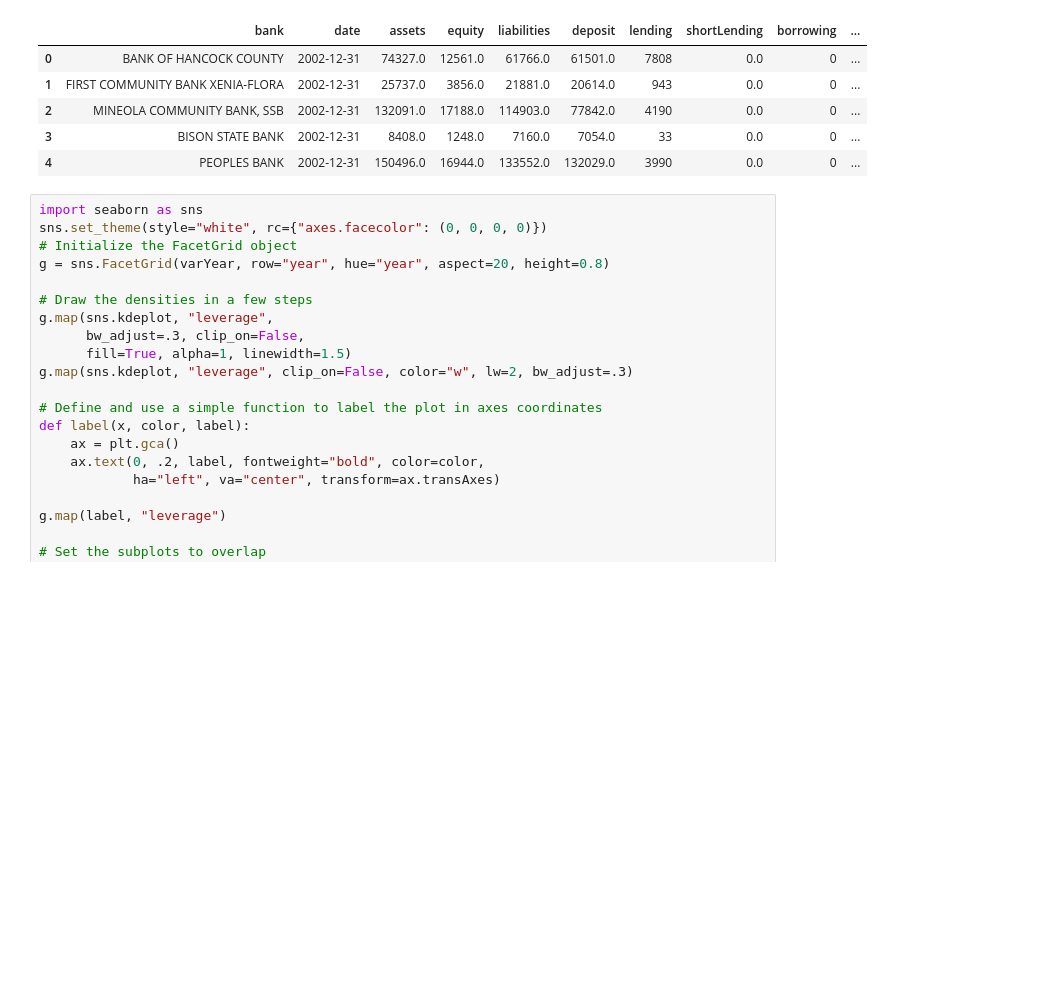
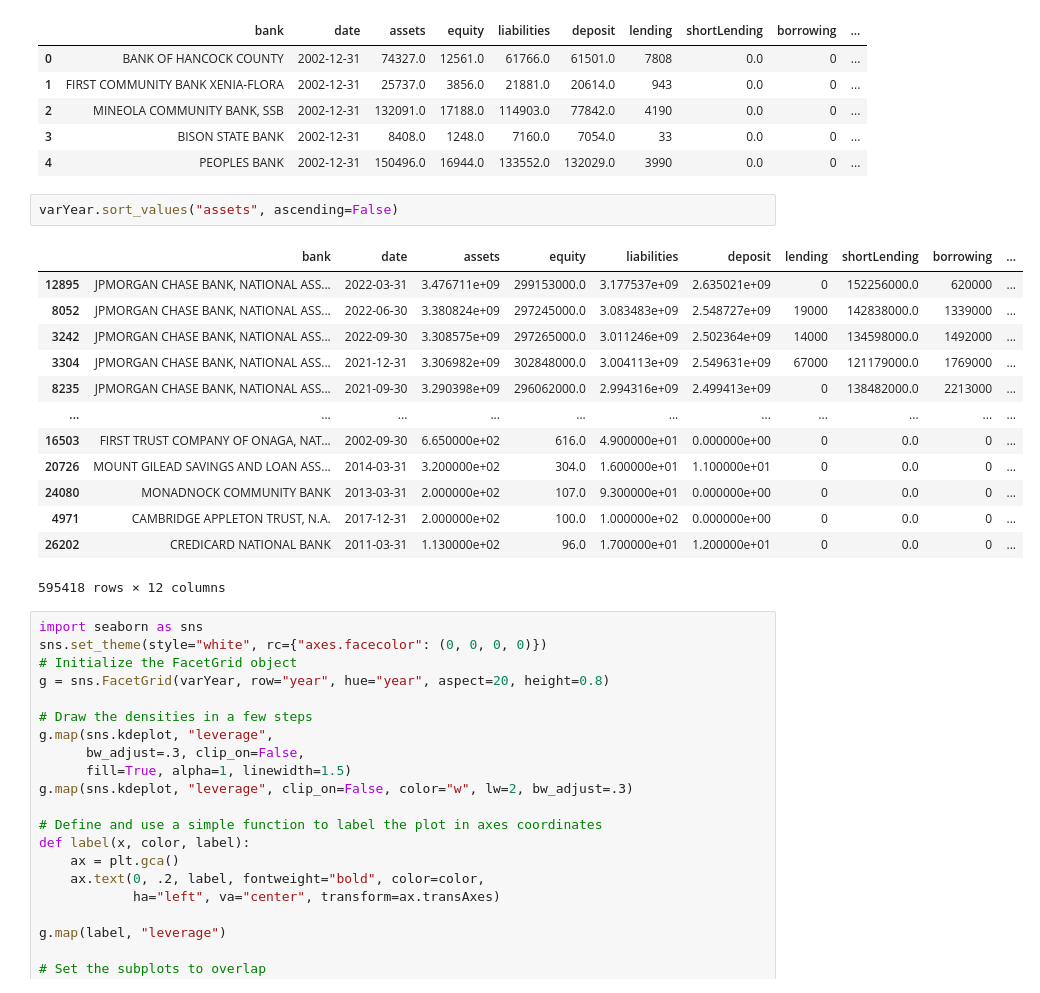
Before and after one commit to dongxulee/interbankAssets, a Jupyter notebook: balanceSheetAnalysis/balanceSheetData_borrowingLendingLeverage.ipynb, the cells around one changed output. Saved outputs shown, nothing was run; the diff lists cells and outputs as text; blank space fills up the shorter version.

```diff
--- a/balanceSheetAnalysis/balanceSheetData_borrowingLendingLeverage.ipynb
+++ b/balanceSheetAnalysis/balanceSheetData_borrowingLendingLeverage.ipynb
@@ -122,6 +122,22 @@ varYear.head()
 | 2 | MINEOLA COMMUNITY BANK, SSB | 2002-12-31 | 132091.0 | 17188.0 | 114903.0 | 77842.0 | 4190 | 0.0 | 0 | ... |
 | 3 | BISON STATE BANK | 2002-12-31 | 8408.0 | 1248.0 | 7160.0 | 7054.0 | 33 | 0.0 | 0 | ... |
 | 4 | PEOPLES BANK | 2002-12-31 | 150496.0 | 16944.0 | 133552.0 | 132029.0 | 3990 | 0.0 | 0 | ... |
+# %%
+varYear.sort_values("assets", ascending=False)
+# %% [output]
+|  | bank | date | assets | equity | liabilities | deposit | lending | shortLending | borrowing | ... |
+| 12895 | JPMORGAN CHASE BANK, NATIONAL ASS... | 2022-03-31 | 3.476711e+09 | 299153000.0 | 3.177537e+09 | 2.635021e+09 | 0 | 152256000.0 | 620000 | ... |
+| 8052 | JPMORGAN CHASE BANK, NATIONAL ASS... | 2022-06-30 | 3.380824e+09 | 297245000.0 | 3.083483e+09 | 2.548727e+09 | 19000 | 142838000.0 | 1339000 | ... |
+| 3242 | JPMORGAN CHASE BANK, NATIONAL ASS... | 2022-09-30 | 3.308575e+09 | 297265000.0 | 3.011246e+09 | 2.502364e+09 | 14000 | 134598000.0 | 1492000 | ... |
+| 3304 | JPMORGAN CHASE BANK, NATIONAL ASS... | 2021-12-31 | 3.306982e+09 | 302848000.0 | 3.004113e+09 | 2.549631e+09 | 67000 | 121179000.0 | 1769000 | ... |
+| 8235 | JPMORGAN CHASE BANK, NATIONAL ASS... | 2021-09-30 | 3.290398e+09 | 296062000.0 | 2.994316e+09 | 2.499413e+09 | 0 | 138482000.0 | 2213000 | ... |
+| ... | ... | ... | ... | ... | ... | ... | ... | ... | ... | ... |
+| 16503 | FIRST TRUST COMPANY OF ONAGA, NAT... | 2002-09-30 | 6.650000e+02 | 616.0 | 4.900000e+01 | 0.000000e+00 | 0 | 0.0 | 0 | ... |
+| 20726 | MOUNT GILEAD SAVINGS AND LOAN ASS... | 2014-03-31 | 3.200000e+02 | 304.0 | 1.600000e+01 | 1.100000e+01 | 0 | 0.0 | 0 | ... |
+| 24080 | MONADNOCK COMMUNITY BANK | 2013-03-31 | 2.000000e+02 | 107.0 | 9.300000e+01 | 0.000000e+00 | 0 | 0.0 | 0 | ... |
+| 4971 | CAMBRIDGE APPLETON TRUST, N.A. | 2017-12-31 | 2.000000e+02 | 100.0 | 1.000000e+02 | 0.000000e+00 | 0 | 0.0 | 0 | ... |
+| 26202 | CREDICARD NATIONAL BANK | 2011-03-31 | 1.130000e+02 | 96.0 | 1.700000e+01 | 1.200000e+01 | 0 | 0.0 | 0 | ... |
+595418 rows × 12 columns
 # %%
 import seaborn as sns
 sns.set_theme(style="white", rc={"axes.facecolor": (0, 0, 0, 0)})
```
Also changed, not shown: parts of 7 cells of this notebook, 6 other files.
